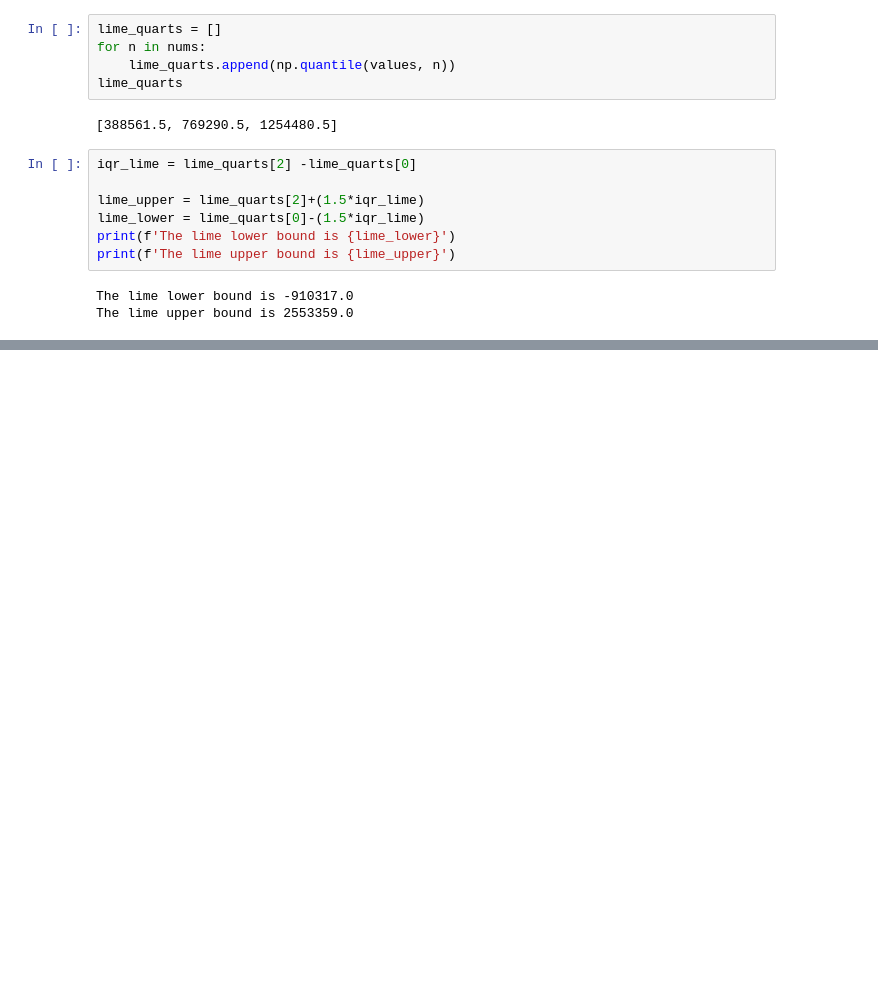
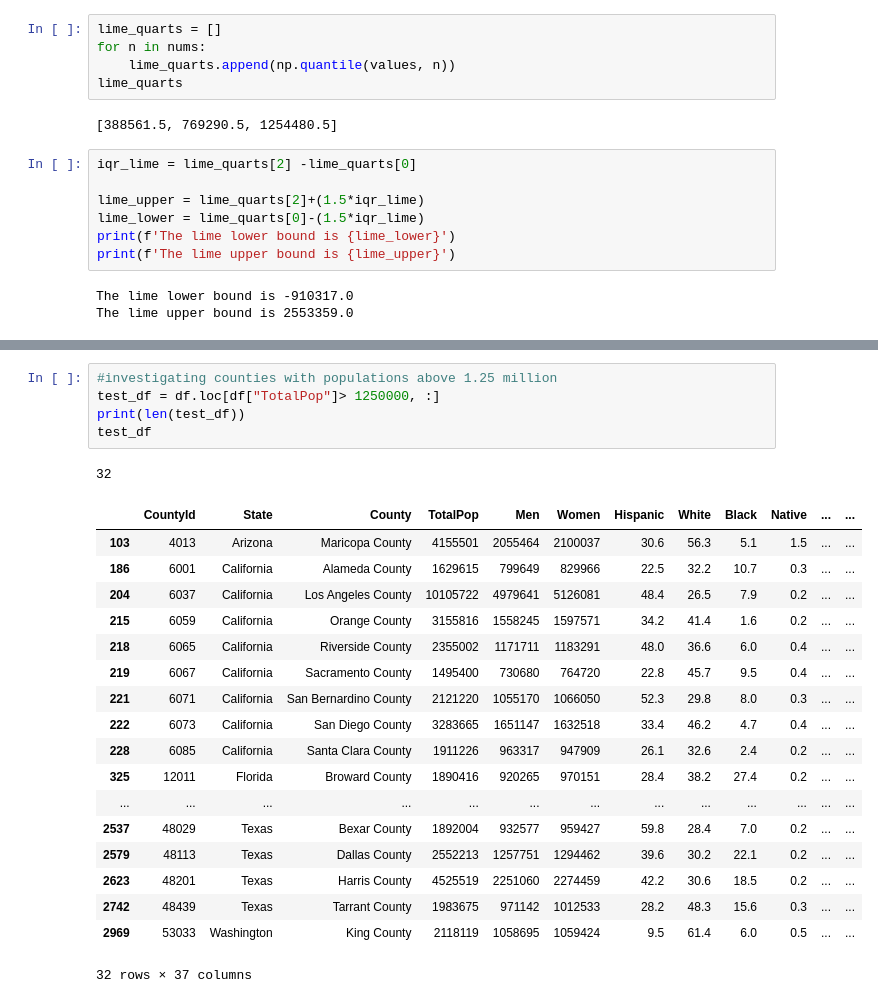
Before and after one commit to adriana-icasiano/project-1, a Jupyter notebook: census-lime/census.ipynb, the cells around one changed output, grey strips where cells are left out. Cells and saved outputs as stored; diff of their text form; blank space fills up the shorter version.

```diff
--- a/census-lime/census.ipynb
+++ b/census-lime/census.ipynb
@@ -251,0 +282,25 @@ The lime upper bound is 2553359.0
+# %%
+#investigating counties with populations above 1.25 million
+test_df = df.loc[df["TotalPop"]> 1250000, :]
+print(len(test_df))
+test_df
+# %% [output]
+32
+|  | CountyId | State | County | TotalPop | Men | Women | Hispanic | White | Black | Native | ... | ... |
+| 103 | 4013 | Arizona | Maricopa County | 4155501 | 2055464 | 2100037 | 30.6 | 56.3 | 5.1 | 1.5 | ... | ... |
+| 186 | 6001 | California | Alameda County | 1629615 | 799649 | 829966 | 22.5 | 32.2 | 10.7 | 0.3 | ... | ... |
+| 204 | 6037 | California | Los Angeles County | 10105722 | 4979641 | 5126081 | 48.4 | 26.5 | 7.9 | 0.2 | ... | ... |
+| 215 | 6059 | California | Orange County | 3155816 | 1558245 | 1597571 | 34.2 | 41.4 | 1.6 | 0.2 | ... | ... |
+| 218 | 6065 | California | Riverside County | 2355002 | 1171711 | 1183291 | 48.0 | 36.6 | 6.0 | 0.4 | ... | ... |
+| 219 | 6067 | California | Sacramento County | 1495400 | 730680 | 764720 | 22.8 | 45.7 | 9.5 | 0.4 | ... | ... |
+| 221 | 6071 | California | San Bernardino County | 2121220 | 1055170 | 1066050 | 52.3 | 29.8 | 8.0 | 0.3 | ... | ... |
+| 222 | 6073 | California | San Diego County | 3283665 | 1651147 | 1632518 | 33.4 | 46.2 | 4.7 | 0.4 | ... | ... |
+| 228 | 6085 | California | Santa Clara County | 1911226 | 963317 | 947909 | 26.1 | 32.6 | 2.4 | 0.2 | ... | ... |
+| 325 | 12011 | Florida | Broward County | 1890416 | 920265 | 970151 | 28.4 | 38.2 | 27.4 | 0.2 | ... | ... |
+| ... | ... | ... | ... | ... | ... | ... | ... | ... | ... | ... | ... | ... |
+| 2537 | 48029 | Texas | Bexar County | 1892004 | 932577 | 959427 | 59.8 | 28.4 | 7.0 | 0.2 | ... | ... |
+| 2579 | 48113 | Texas | Dallas County | 2552213 | 1257751 | 1294462 | 39.6 | 30.2 | 22.1 | 0.2 | ... | ... |
+| 2623 | 48201 | Texas | Harris County | 4525519 | 2251060 | 2274459 | 42.2 | 30.6 | 18.5 | 0.2 | ... | ... |
+| 2742 | 48439 | Texas | Tarrant County | 1983675 | 971142 | 1012533 | 28.2 | 48.3 | 15.6 | 0.3 | ... | ... |
+| 2969 | 53033 | Washington | King County | 2118119 | 1058695 | 1059424 | 9.5 | 61.4 | 6.0 | 0.5 | ... | ... |
+32 rows × 37 columns
```
Also changed, not shown: parts of 13 cells of this notebook, 1 other file.
